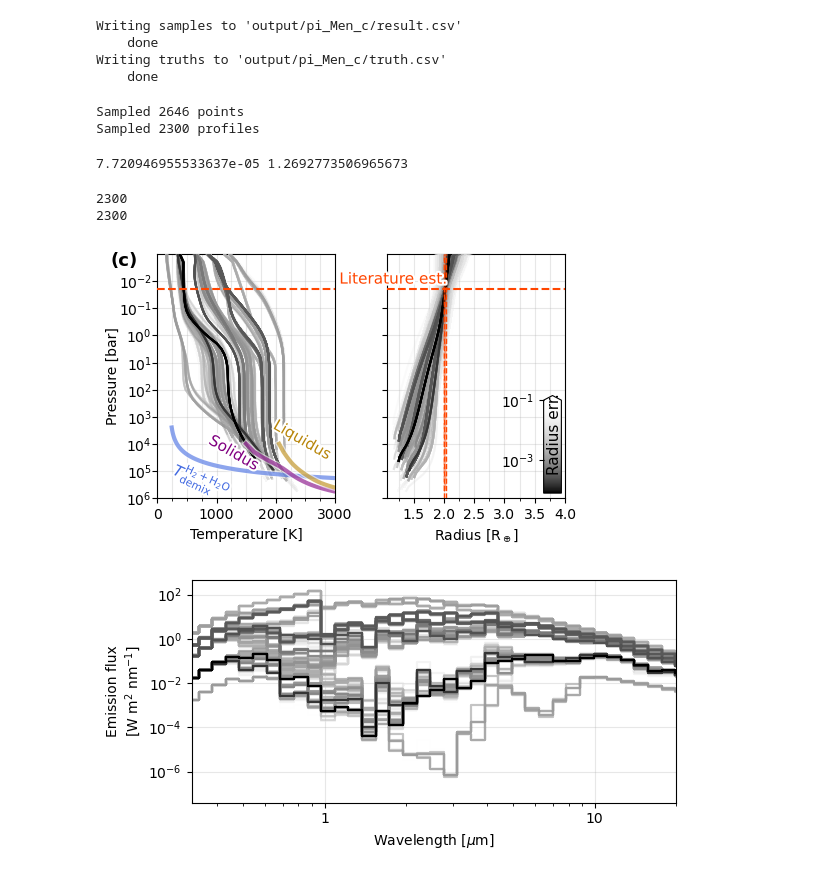
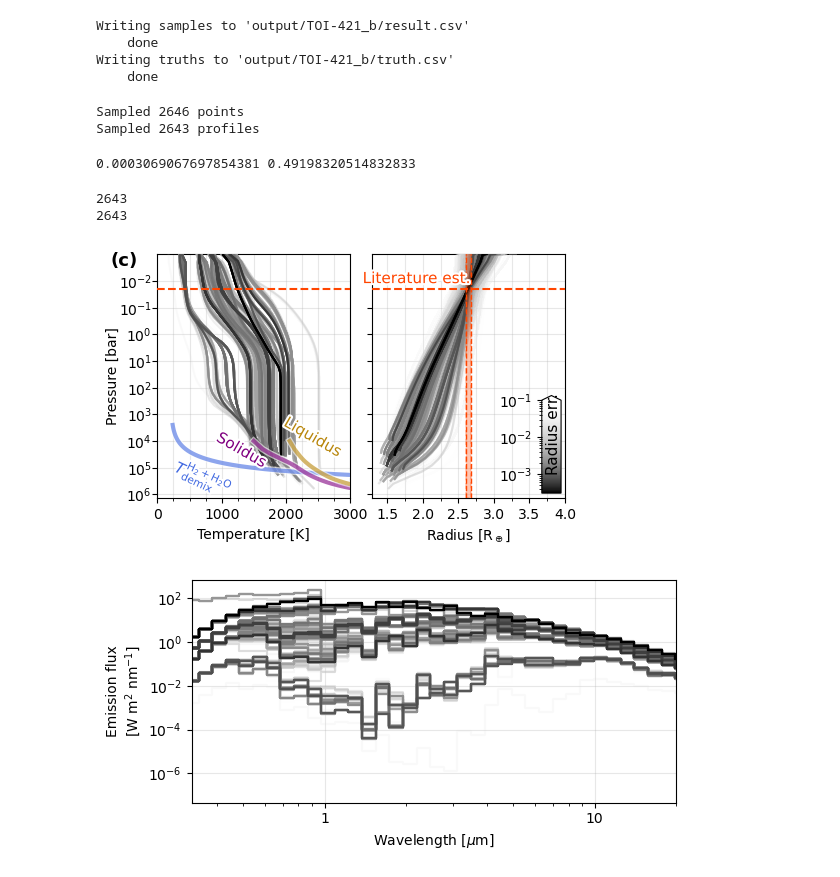
Before and after one commit to nichollsh/InferAGNI, a Jupyter notebook: notebooks/retrieve.ipynb, the cells around one changed output. Cells and saved outputs as stored; diff of their text form; code cells hidden in the pictures.

Commit message:
Plots again

```diff
--- a/notebooks/retrieve.ipynb
+++ b/notebooks/retrieve.ipynb
@@ -55,13 +55,13 @@ Loading atmosphere profiles
 # obs["μ_phot"] = [9.84, (4.51,4.64)]
 
 # https://iopscience.iop.org/article/10.3847/2041-8213/adcd76/pdf
-# obs = ia.planets.get_obs("TOI-421 b", quiet=True)
-# obs["μ_phot"] = [2.66,(3.6,0.3)]
+obs = ia.planets.get_obs("TOI-421 b", quiet=True)
+obs["μ_phot"] = [2.66,(3.6,0.3)]
 
 # https://iopscience.iop.org/article/10.3847/2041-8213/abd9b8/pdf
-obs = ia.planets.get_obs("pi Men c", quiet=True)
+# obs = ia.planets.get_obs("pi Men c", quiet=True)
 # obs["μ_phot"] = [4.1,'>value']
-obs.pop("instellation")
+# obs.pop("instellation")
 
 # Others
 # obs = ia.planets.get_obs("GJ 1132 b", quiet=True)
@@ -93,7 +95,9 @@ Saving to output/pi_Men_c
 # Do retrieval
 keys, samples = run_retrieval(gr, obs,
                                 n_walkers=24, n_procs=15, n_steps=9000, thin=4, filter_ineq=True,
-                                extra_keys=["instellation","t_surf","log_Kzz_max", "μ_phot",
+                                extra_keys=["instellation","log_Kzz_max",
+                                            "μ_phot", "g_phot",
+                                            "g_surf", "r_surf","t_surf",
                                             "log_vmr_H2","log_vmr_H2O","log_vmr_CO2","log_vmr_H2S"])
 # %% [output]
 Prepare interpolators
@@ -175,9 +186,9 @@ WARNING:root:Too few points to create valid contours
 ia.retrieve.write_result(keys,samples, f"{outdir_planet}/result.csv");
 ia.retrieve.write_truth(f"{outdir_planet}/truth.csv");
 # %% [output]
-Writing samples to 'output/pi_Men_c/result.csv'
+Writing samples to 'output/TOI-421_b/result.csv'
     done
-Writing truths to 'output/pi_Men_c/truth.csv'
+Writing truths to 'output/TOI-421_b/truth.csv'
     done
 # %%
 # assemble grid input array in the same order as `gr.input_keys`
@@ -229,7 +240,7 @@ dists = np.array(dists)
 print(f"Sampled {len(profs)} profiles")
 # %% [output]
 Sampled 2646 points
-Sampled 2300 profiles
+Sampled 2643 profiles
 # %%
 # Colormap
 cmap_orig = deepcopy(cm.grayC)
@@ -243,7 +254,7 @@ sm = mpl.cm.ScalarMappable(cmap=cmap,
 # %%
 print(np.amin(dists), np.amax(dists))
 # %% [output]
-7.720946955533637e-05 1.2692773506965673
+0.0003069067697854381 0.49198320514832833
 # %%
 mask = np.argsort(dists)[::-1]
 print(len(mask))
@@ -255,8 +266,8 @@ num_plot = min(num_plot, len(mask))
 print(num_plot)
 mask = mask[-num_plot:]
 # %% [output]
-2300
-2300
+2643
+2643
 # %%
 # Plot ensemble and median T(p)
 fig, axs = plt.subplots(1,2,figsize=(5,3.2),sharey=True)
@@ -349,35 +360,35 @@ cbar.ax.yaxis.set_ticks_position('left')
 
 # decorate
 for ax in axs:
     ax.grid(True, which='both', alpha=0.3, zorder=-2)
 
 axl.set_yscale('log')
 axl.set_ylabel('Pressure [bar]', labelpad=-1)
 axl.set_ylim(top=ymin, bottom=ymax)
 axl.tick_params(axis='y', which='major', pad=0.5)
-ticks = 10.0**np.arange(np.ceil(np.log10(ymin*1.001)), np.ceil(np.log10(ymax/1.001))+1, 1)
+ticks = 10.0**np.arange(np.round(np.log10(ymin*1.001)), np.round(np.log10(ymax/1.001))+1, 1)
 axl.set_yticks(ticks[1:])
 
 axl.set_xlabel('Temperature [K]')
 axl.set_xlim(0,3000)
 axl.xaxis.set_major_locator(mpl.ticker.MultipleLocator(1000))
 axl.xaxis.set_minor_locator(mpl.ticker.MultipleLocator(250))
 
 axr.set_xlabel(r"Radius [R$_\oplus$]")
 axr.set_xlim(rmin-0.1, min(rmax+0.1,4))
 axr.xaxis.set_major_locator(mpl.ticker.MultipleLocator(0.5))
 axr.xaxis.set_minor_locator(mpl.ticker.MultipleLocator(0.25))
 
 # fig.legend(loc='upper center', ncols=4, bbox_to_anchor=(0.5,1), frameon=False, handlelength=1.4, handletextpad=0.4, columnspacing=1.2)
 # fig.subplots_adjust(wspace=0.04, top=0.92,right=1,left=0,bottom=0)
 
 fig.text(0.04,0.96, "(c)", ha="left", va="top", fontsize=13, fontweight="bold")
 
 fig.tight_layout(w_pad=-1)
 plt.show()
 fig.savefig(f"{outdir_planet}/profs.pdf", bbox_inches='tight',dpi=ia.plot.DPI)
 # %% [output]
-[figure, old version]
+[figure, new version]
 # %%
 # Plot emission spectra from a sample set
 fig, ax = plt.subplots(1,1,figsize=(6,3))
@@ -408,4 +419,4 @@ fig.tight_layout()
 plt.show()
 fig.savefig(f"{outdir}/{obs['_name']}/emits.pdf", bbox_inches='tight')
 # %% [output]
-[figure, old version]
+[figure, new version]
```
Also changed, not shown: parts of 5 cells of this notebook, 1 other file.
